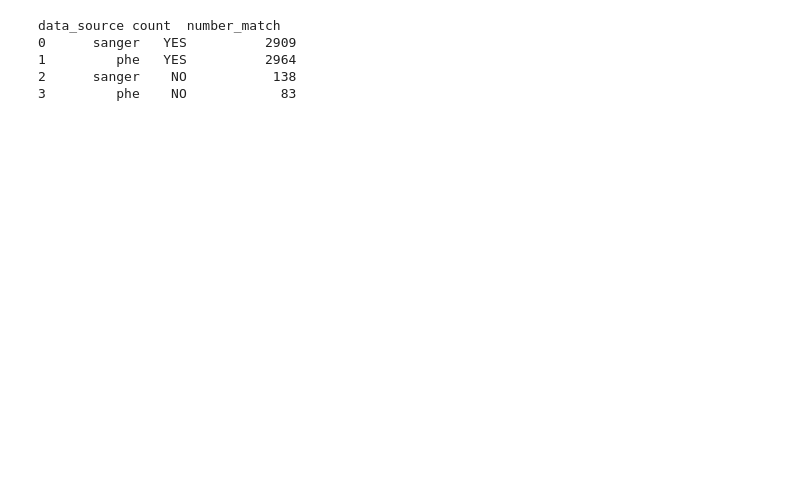
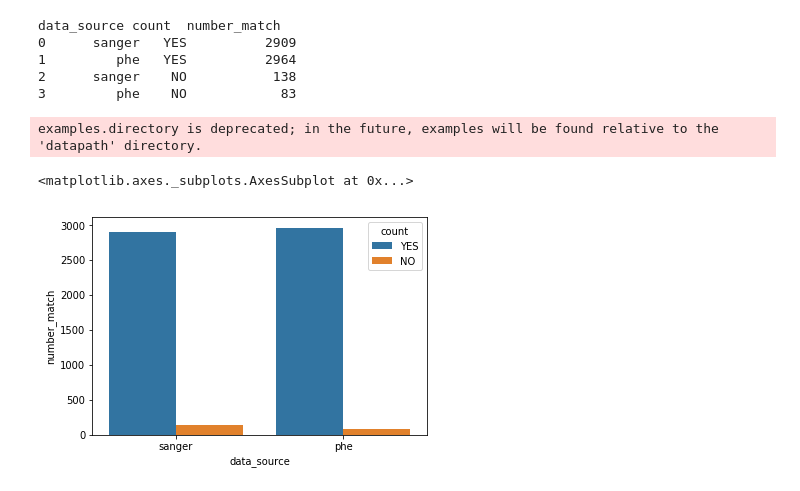
Before and after one commit to soluhealth/emmtyper, a Jupyter notebook: validation/validation.ipynb, the cells around one changed output. Saved outputs shown, nothing was run; the diff lists cells and outputs as text; code cells hidden in the pictures; blank space fills up the shorter version.

Commit message:
Add seaborn plot

```diff
--- a/validation/validation.ipynb
+++ b/validation/validation.ipynb
@@ -13,8 +7,8 @@ import pandas as pd
 import plotly.express as px
 # %%
 ## Load data
-
-data = pd.read_csv("emmtyper_validation.csv", skiprows=1)
+data_path = "https://raw.githubusercontent.com/MDU-PHL/emmtyper/bd5fc9f6b820cbdf78730b67738d8dba3dc4f41a/validation/emmtyper_validation.csv"
+data = pd.read_csv(data_path, skiprows=1)
 data.head()
 # %% [output]
 |  | Alias | ENA-RUN | EMM-Sanger | emm-WGS | typer-blast-setting | match to sanger seq | match to PHE emm typer | ... |
@@ -104,3 +98,10 @@ fig = px.bar(data_summary_long, x="data_source", y="number_match", color="count"
 fig.update_xaxes(title = "Data Sources", ticktext=["Sanger", "PHE"], tickvals=['sanger', 'phe'])
 fig.update_yaxes(title = "Sample Count")
 fig.show()
+# %%
+import seaborn as sns
+sns.barplot(x="data_source", y="number_match", hue="count", data=data_summary_long)
+# %% [output]
+examples.directory is deprecated; in the future, examples will be found relative to the 'datapath' directory.
+<matplotlib.axes._subplots.AxesSubplot at 0x...>
+[figure, added]
```
Also changed, not shown: parts of 2 cells of this notebook.
